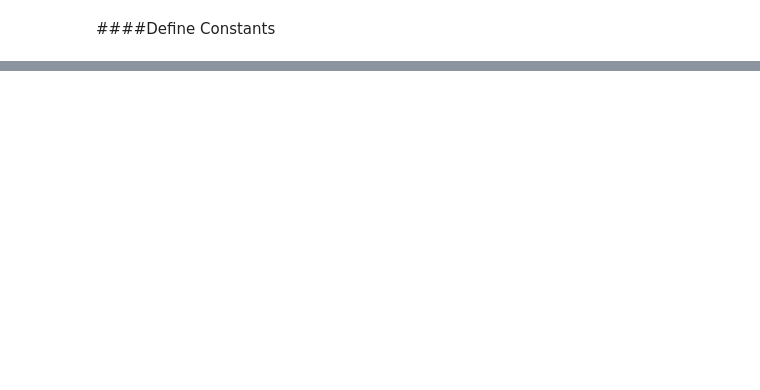
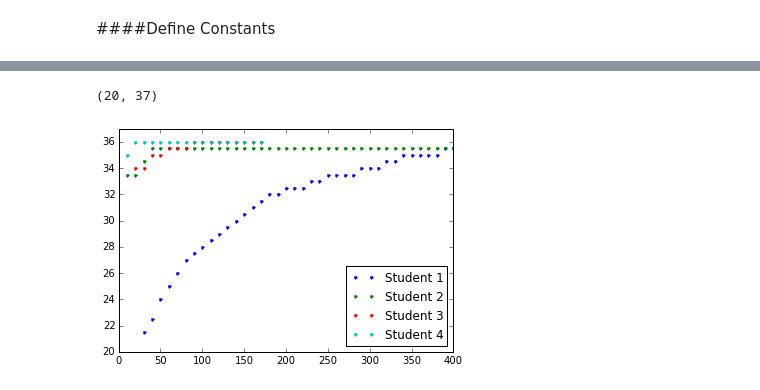
Before and after one commit to TimothyJohnLange/Opt_of_Exp_Design, a Jupyter notebook: Exp_design_opt.ipynb, the cells around one changed output, grey strips where cells are left out. Drawn from its saved outputs; the diff is of its cells as text; code cells hidden in the pictures; blank space fills up the shorter version.

```diff
--- a/Exp_design_opt.ipynb
+++ b/Exp_design_opt.ipynb
@@ -182,0 +13,9 @@ Objective = 34.5
+# %%
+p = [45*8, 45*8, 80, 80] #Time limit for each student
+#p = [i*0.7 for i in p] #Scale factor for time (safety factor) might not be necessary
+# Use working day calculator (south-africa.workingdays.org)
+# to calculate number of hours available for p[0] which is R Fechter
+# from 1 Feb to 6 April
+
+mm_lambda_1 = 1.0 #Minimax constraint minimum degree value
+mm_lambda_2 = 1.0 #Minimax constraint minimum no. experiments per student
@@ -182,0 +24,30 @@ Objective = 34.5
+# %%
+#student = 1 #which student is analysed
+p_reset = p
+
+increase = 100 #Amount of increase in hrs
+#no_pnts = 100
+
+#all_obj_val = zeros([size(p), no_pnts])
+all_p_adjust_per_stu = []
+all_obj_val_per_stu = []
+
+for student in range(4):
+    p = p_reset
+    p_current = p[student]
+#     all_p_adjusted = linspace(0, p_current + dev_range, no_pnts)
+    all_p_adjusted = range(0, p_current + increase, 10) #DO NOT go under 2 for last value, program crashes??
+    all_p_adjust_per_stu.append(all_p_adjusted)
+    all_obj_val = []
+    for n, i in enumerate(all_p_adjusted):
+        p[student] = i
+        print '***********************************'
+        print 'Student %s Time Limit %s'%(student + 1, i)
+        [obj_val, status] = solve_milp(p, mm_lambda_1, mm_lambda_2)
+
+        if status == 1:
+            all_obj_val.append(obj_val)
+        else:
+            all_obj_val.append(0.0)
+
+    all_obj_val_per_stu.append(all_obj_val)
@@ -182,0 +72,9 @@ Objective = 34.5
+# %%
+for student in range(4):
+    plot(all_p_adjust_per_stu[student], all_obj_val_per_stu[student], '.', label='Student %s'%(student + 1))
+legend(loc='lower right')
+xlim([0, 400])
+ylim([20, 37])
+# %% [output]
+(20, 37)
+[figure, added]
```
Also changed, not shown: parts of 37 cells of this notebook, 3 other files.
